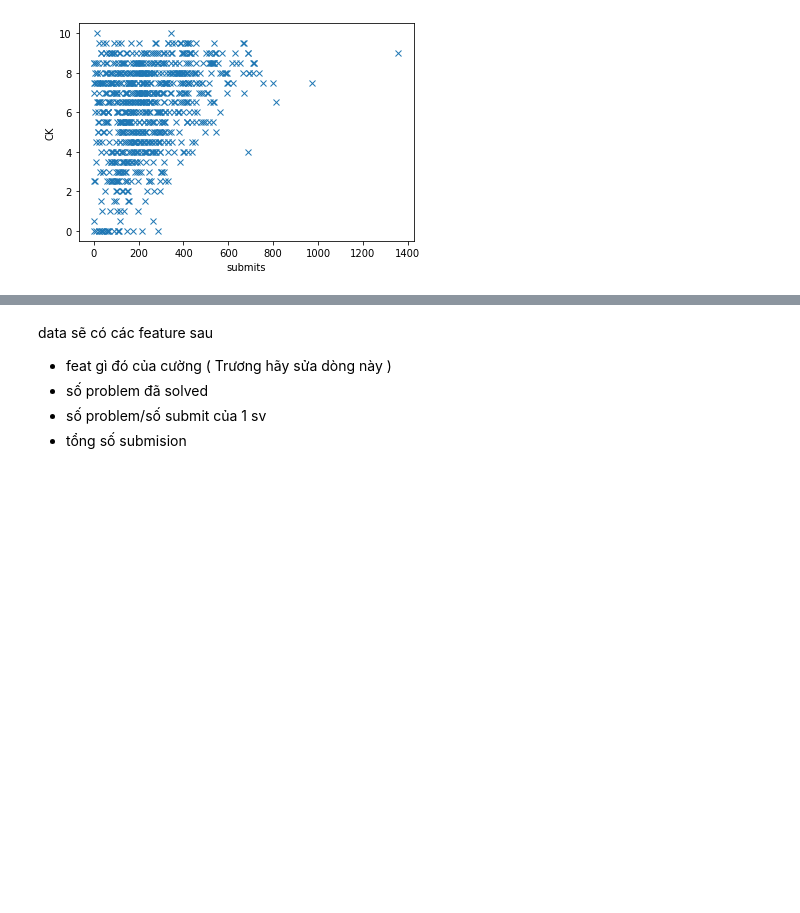
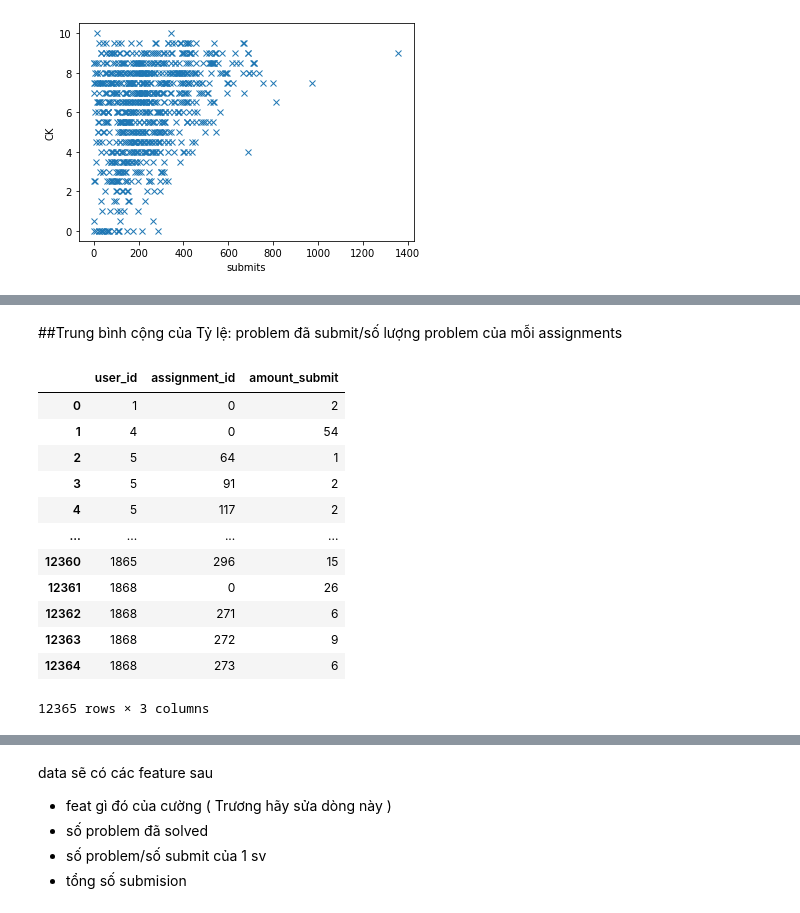
Before and after one commit to phutaekwondo/CS114.L21, a Jupyter notebook: duDoanDiemCuoiKy_homeWork/Bai_colab_so3.ipynb, the cells around one changed output, grey strips where cells are left out. Saved outputs shown, nothing was run; the diff lists cells and outputs as text; code cells hidden in the pictures; blank space fills up the shorter version.

```diff
--- a/duDoanDiemCuoiKy_homeWork/Bai_colab_so3.ipynb
+++ b/duDoanDiemCuoiKy_homeWork/Bai_colab_so3.ipynb
@@ -408,0 +434,22 @@ scatter_plot_1feat_1score( df_submit, _score )
+# %% [markdown]
+##Trung bình cộng của Tỷ lệ: problem đã submit/số lượng problem của mỗi assignments
+# %%
+assignment_problem = pd.DataFrame({'user_id': data_wecode['user_id'],
+                      'assignment_id': data_wecode['assignment_id']})
+assignment_problem['amount_submit'] = pd.Series([1]*len(assignment_problem))
+assignment_problem = assignment_problem.groupby(by=['user_id', 'assignment_id'], as_index=False).agg('sum')
+assignment_problem
+# %% [output]
+|  | user_id | assignment_id | amount_submit |
+| 0 | 1 | 0 | 2 |
+| 1 | 4 | 0 | 54 |
+| 2 | 5 | 64 | 1 |
+| 3 | 5 | 91 | 2 |
+| 4 | 5 | 117 | 2 |
+| ... | ... | ... | ... |
+| 12360 | 1865 | 296 | 15 |
+| 12361 | 1868 | 0 | 26 |
+| 12362 | 1868 | 271 | 6 |
+| 12363 | 1868 | 272 | 9 |
+| 12364 | 1868 | 273 | 6 |
+12365 rows × 3 columns
```
Also changed, not shown: parts of 9 cells of this notebook.
